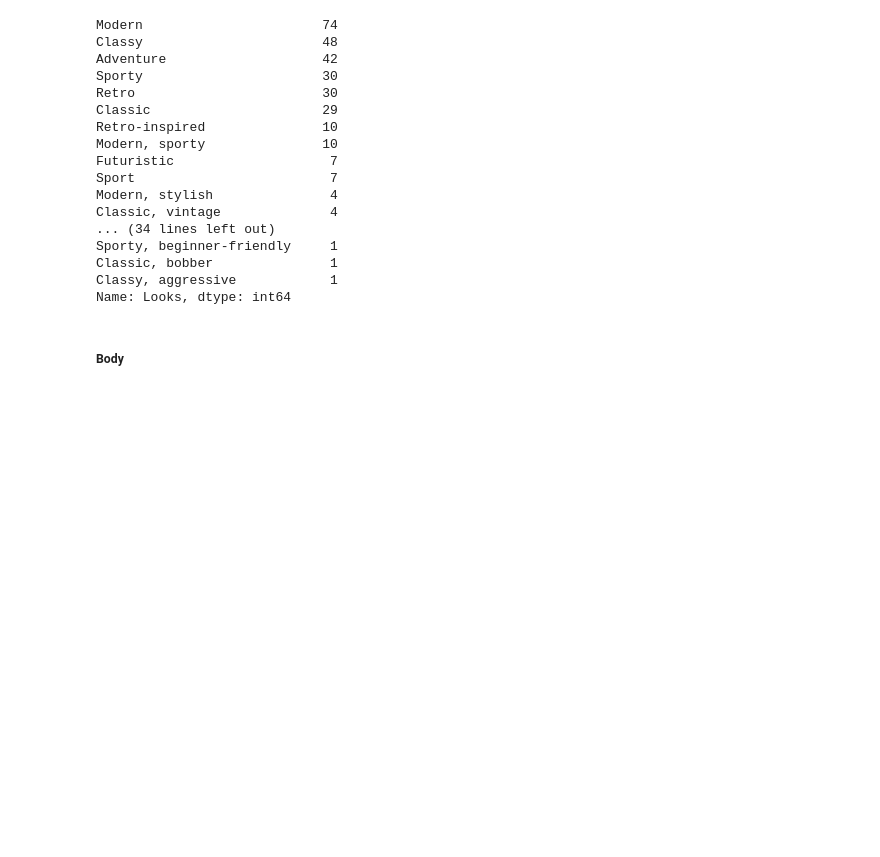
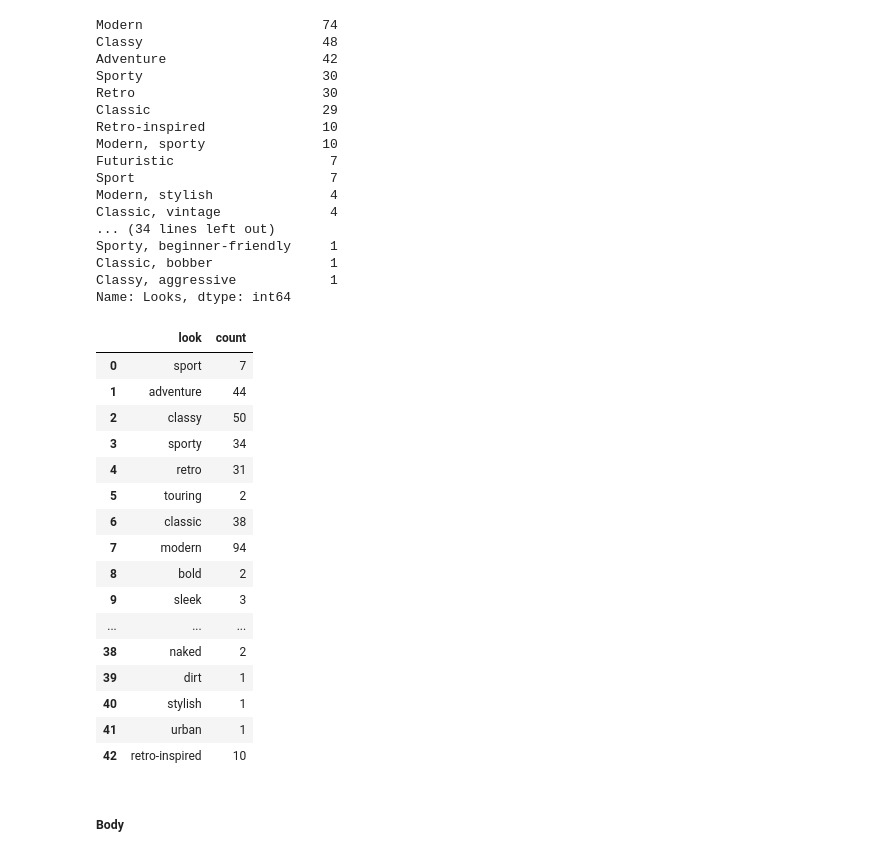
Before and after one commit to Harsh26K/Data_Analytics, a Jupyter notebook: Popular_bikes_India_2023/Cleaning_and_Transformation.ipynb, the cells around one changed output. Saved outputs shown, nothing was run; the diff lists cells and outputs as text; code cells hidden in the pictures; blank space fills up the shorter version.

```diff
--- a/Popular_bikes_India_2023/Cleaning_and_Transformation.ipynb
+++ b/Popular_bikes_India_2023/Cleaning_and_Transformation.ipynb
@@ -487,6 +487,38 @@ Sporty, beginner-friendly     1
 Classic, bobber               1
 Classy, aggressive            1
 Name: Looks, dtype: int64
+# %%
+looks = ','.join(df['Looks'])
+looks = looks.lower().split(',')
+d = {}
+for i in looks:
+    if i not in d.keys():
+        d[i] =1
+    else:
+        d[i] +=1
+look = list(d.keys())
+counts = list(d.values())
+data = {'look':look,'count':counts}
+bike_looks = pd.DataFrame(data)
+bike_looks
+# %% [output]
+|  | look | count |
+| 0 | sport | 7 |
+| 1 | adventure | 44 |
+| 2 | classy | 50 |
+| 3 | sporty | 34 |
+| 4 | retro | 31 |
+| 5 | touring | 2 |
+| 6 | classic | 38 |
+| 7 | modern | 94 |
+| 8 | bold | 2 |
+| 9 | sleek | 3 |
+| ... | ... | ... |
+| 38 | naked | 2 |
+| 39 | dirt | 1 |
+| 40 | stylish | 1 |
+| 41 | urban | 1 |
+| 42 | retro-inspired | 10 |
 # %% [markdown]
 ##### Body
 # %%
```
Also changed, not shown: parts of 1 cell of this notebook, 13 other files.
